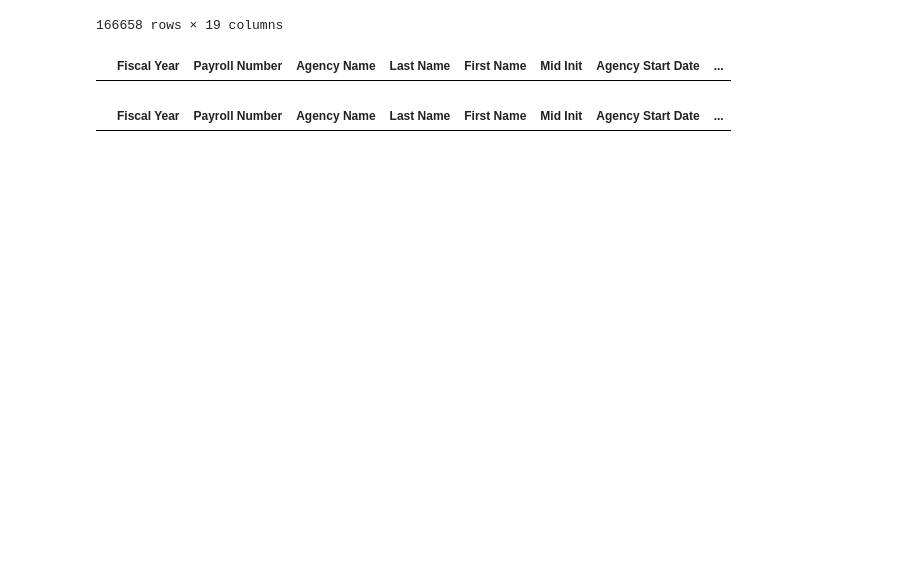
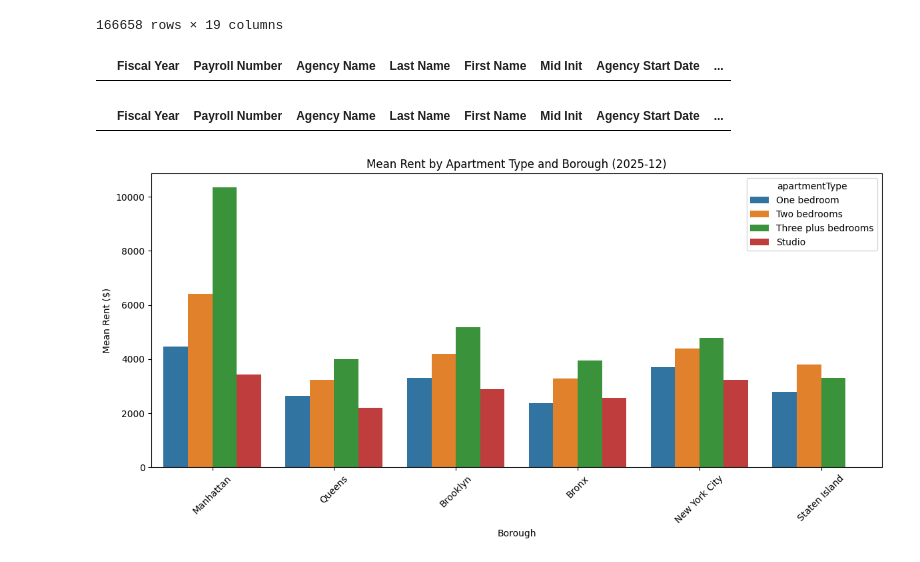
Before and after one commit to NYCRentAndSalary/NYCRentAndSalary.github.io, a Jupyter notebook: data_exploration.ipynb, the cells around one changed output. Saved outputs shown, nothing was run; the diff lists cells and outputs as text; code cells hidden in the pictures; blank space fills up the shorter version.

Commit message:
doing graphs

```diff
--- a/data_exploration.ipynb
+++ b/data_exploration.ipynb
@@ -293,3 +293,32 @@ cwpd[cwpd["Regular Gross Paid"] < 0]
 |  | Fiscal Year | Payroll Number | Agency Name | Last Name | First Name | Mid Init | Agency Start Date | ... |
 # %%
 cwpd.to_csv('data/income_data.csv', index=False, decimal='.')
+# %%
+import pandas as pd
+import matplotlib.pyplot as plt
+import seaborn as sns
+
+df = pd.read_csv("data/mean_rents.csv")
+
+# Select latest month
+latest_month = "2025-12"
+
+plot_df = df[["Borough", "apartmentType", latest_month]]
+
+plt.figure(figsize=(12,6))
+
+sns.barplot(
+    data=plot_df,
+    x="Borough",
+    y=latest_month,
+    hue="apartmentType"
+)
+
+plt.title(f"Mean Rent by Apartment Type and Borough ({latest_month})")
+plt.ylabel("Mean Rent ($)")
+plt.xticks(rotation=45)
+
+plt.tight_layout()
+plt.show()
+# %% [output]
+[figure, added]
```
Also changed, not shown: parts of 1 cell of this notebook.
